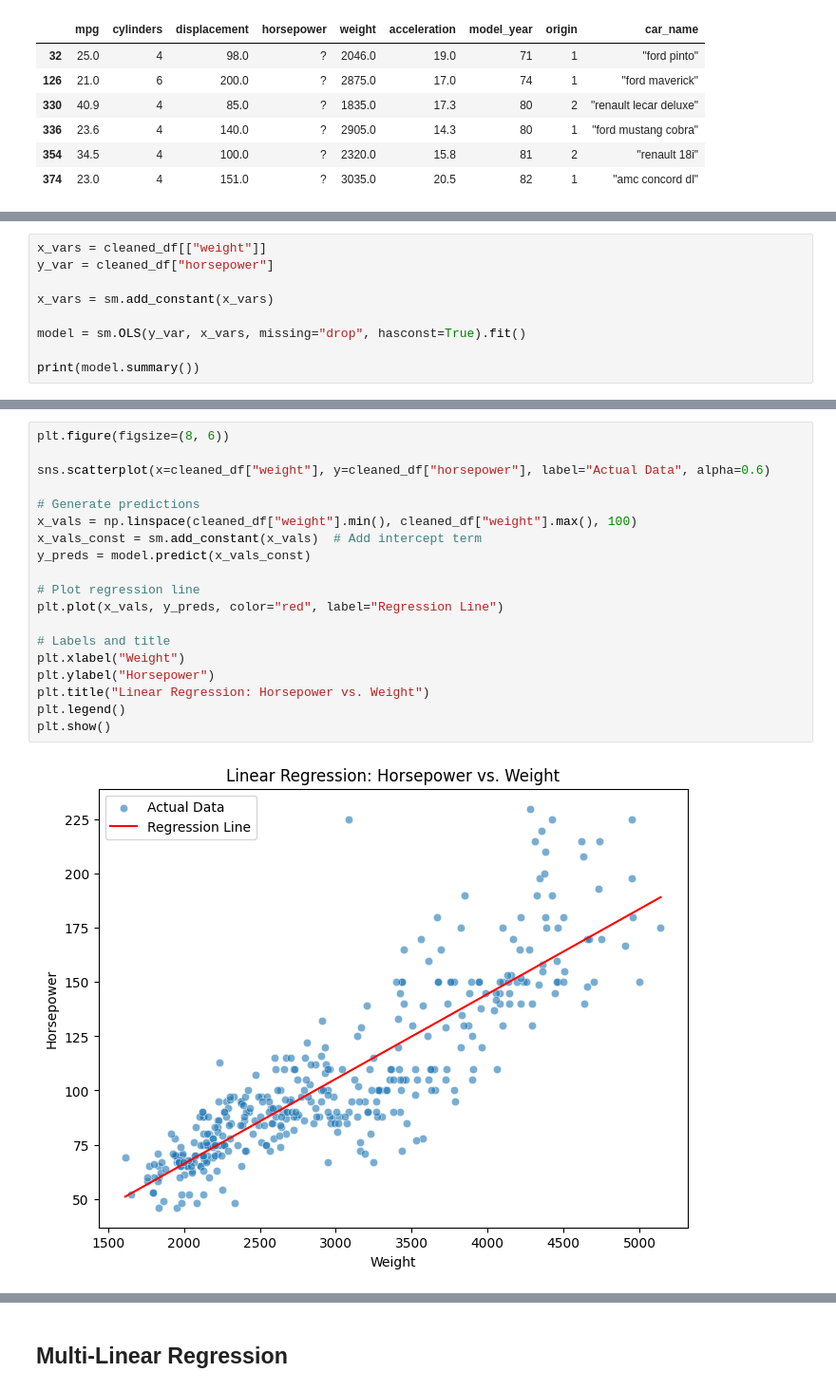
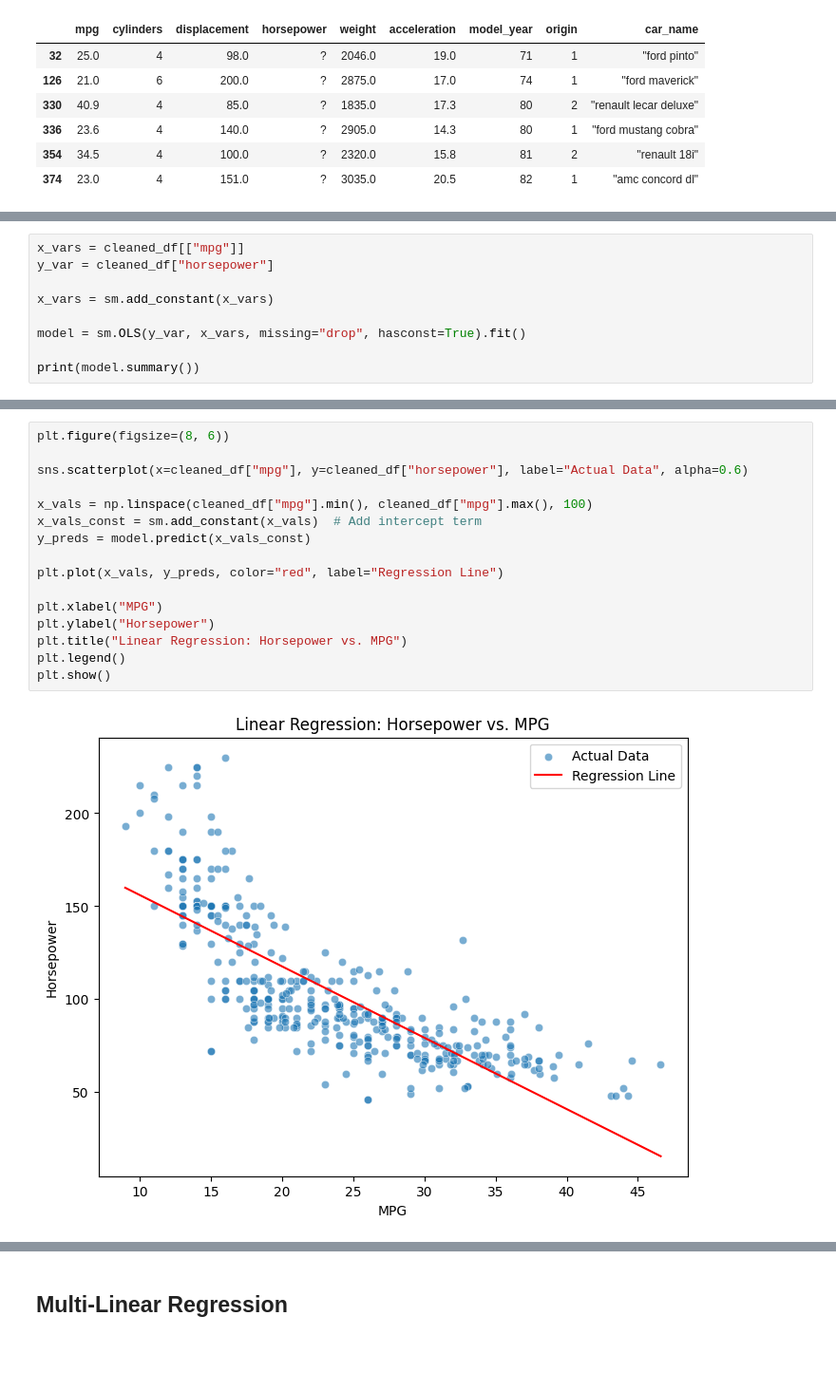
Before and after one commit to trentpark8800/linear-regression, a Jupyter notebook: auto_mpg_analysis.ipynb, the cells around one changed output, grey strips where cells are left out. Shown: that part at 95% size. Cells and saved outputs as stored; diff of their text form; blank space fills up the shorter version.

```diff
--- a/auto_mpg_analysis.ipynb
+++ b/auto_mpg_analysis.ipynb
@@ -115,5 +143,5 @@ Let's try an inference question, for example I want to know how weight affects h
 # %%
-x_vars = cleaned_df[["weight"]]
+x_vars = cleaned_df[["mpg"]]
 y_var = cleaned_df["horsepower"]
 
 x_vars = sm.add_constant(x_vars)
@@ -142,24 +183,21 @@ strong multicollinearity or other numerical problems.
 # %%
 plt.figure(figsize=(8, 6))
 
-sns.scatterplot(x=cleaned_df["weight"], y=cleaned_df["horsepower"], label="Actual Data", alpha=0.6)
+sns.scatterplot(x=cleaned_df["mpg"], y=cleaned_df["horsepower"], label="Actual Data", alpha=0.6)
 
-# Generate predictions
-x_vals = np.linspace(cleaned_df["weight"].min(), cleaned_df["weight"].max(), 100)
+x_vals = np.linspace(cleaned_df["mpg"].min(), cleaned_df["mpg"].max(), 100)
 x_vals_const = sm.add_constant(x_vals)  # Add intercept term
 y_preds = model.predict(x_vals_const)
 
-# Plot regression line
 plt.plot(x_vals, y_preds, color="red", label="Regression Line")
 
-# Labels and title
-plt.xlabel("Weight")
+plt.xlabel("MPG")
 plt.ylabel("Horsepower")
-plt.title("Linear Regression: Horsepower vs. Weight")
+plt.title("Linear Regression: Horsepower vs. MPG")
 plt.legend()
 plt.show()
 # %% [output]
-[figure, old version]
+[figure, new version]
 # %%
 single_var_resid = model.resid
 
```
Also changed, not shown: parts of 42 cells of this notebook, 2 other files.
